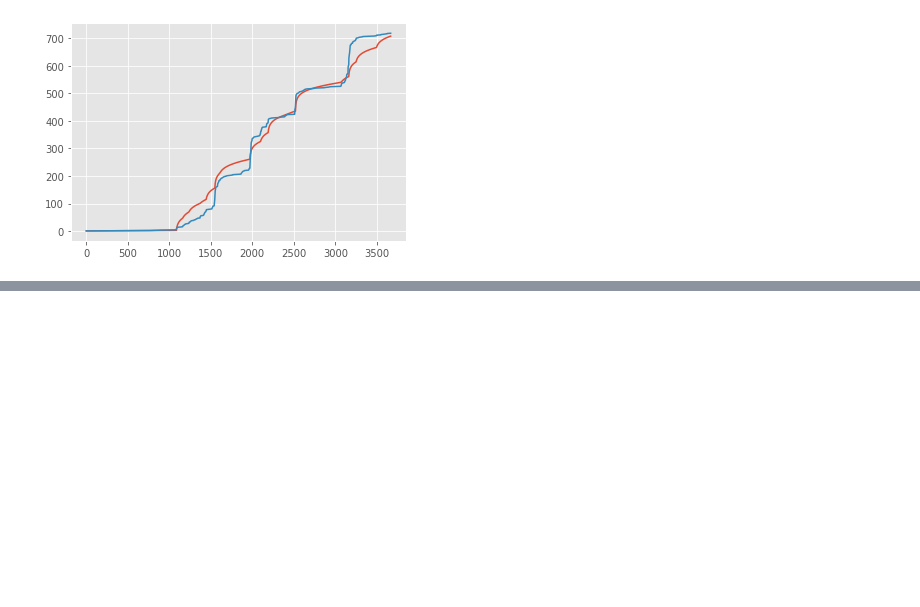
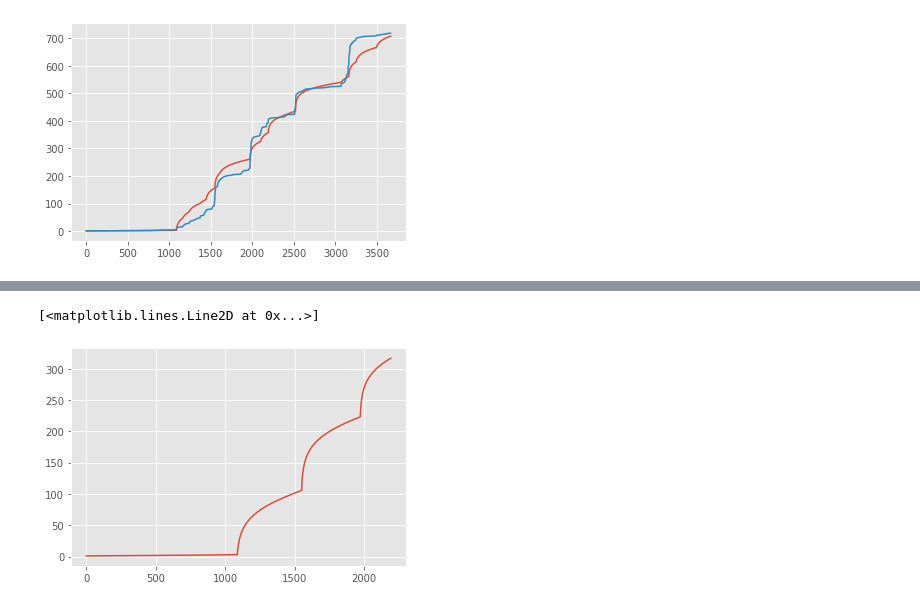
Before and after one commit to hanxiaokaka/Induced_seismic, a Jupyter notebook: notebooks/crs_model/005.prototype_gradient_peak_detector.ipynb, the cells around one changed output, grey strips where cells are left out. Cells and saved outputs as stored; diff of their text form; code cells hidden in the pictures; blank space fills up the shorter version.

```diff
--- a/notebooks/crs_model/005.prototype_gradient_peak_detector.ipynb
+++ b/notebooks/crs_model/005.prototype_gradient_peak_detector.ipynb
@@ -288,0 +288,5 @@ tensor([[5.0000e-01, 9.9879e-03, 7.7161e-05]], requires_grad=True)
+# %%
+plt.plot(N0[:,1:].squeeze().detach().numpy())
+# %% [output]
+[<matplotlib.lines.Line2D at 0x...>]
+[figure, added]
```
Also changed, not shown: parts of 3 cells of this notebook.
